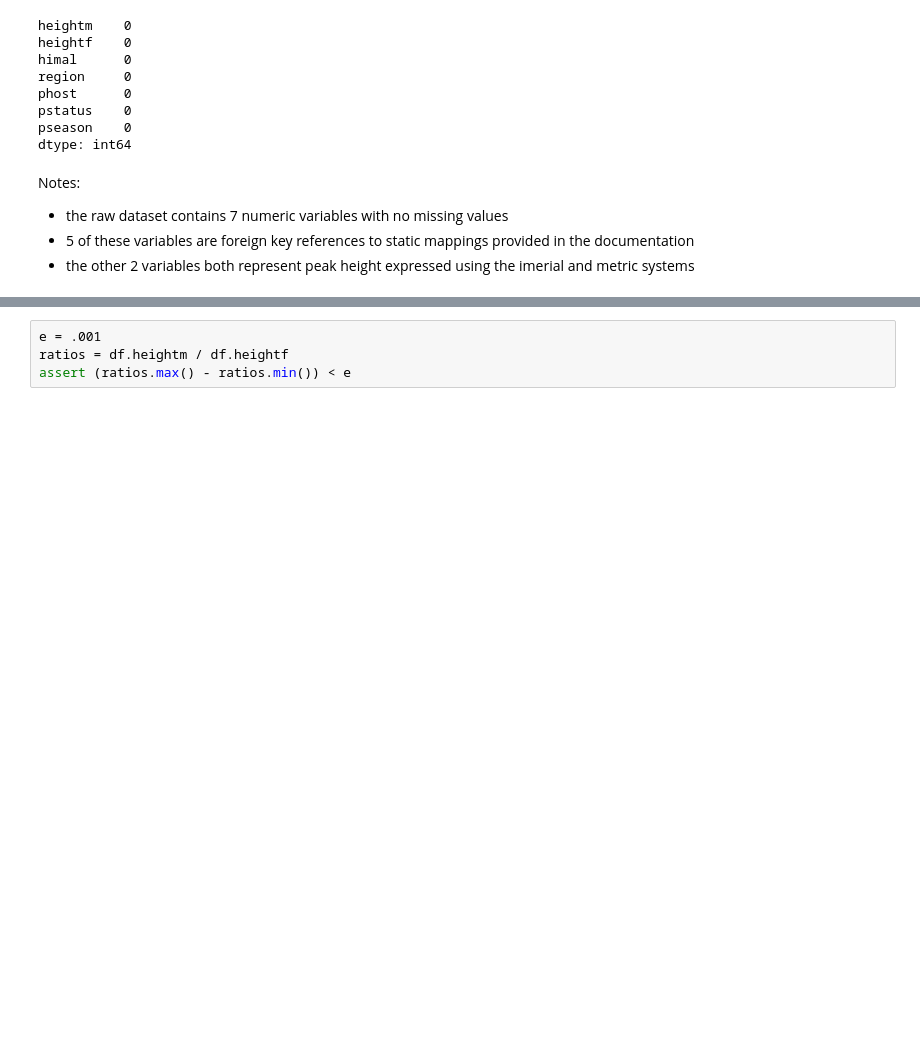
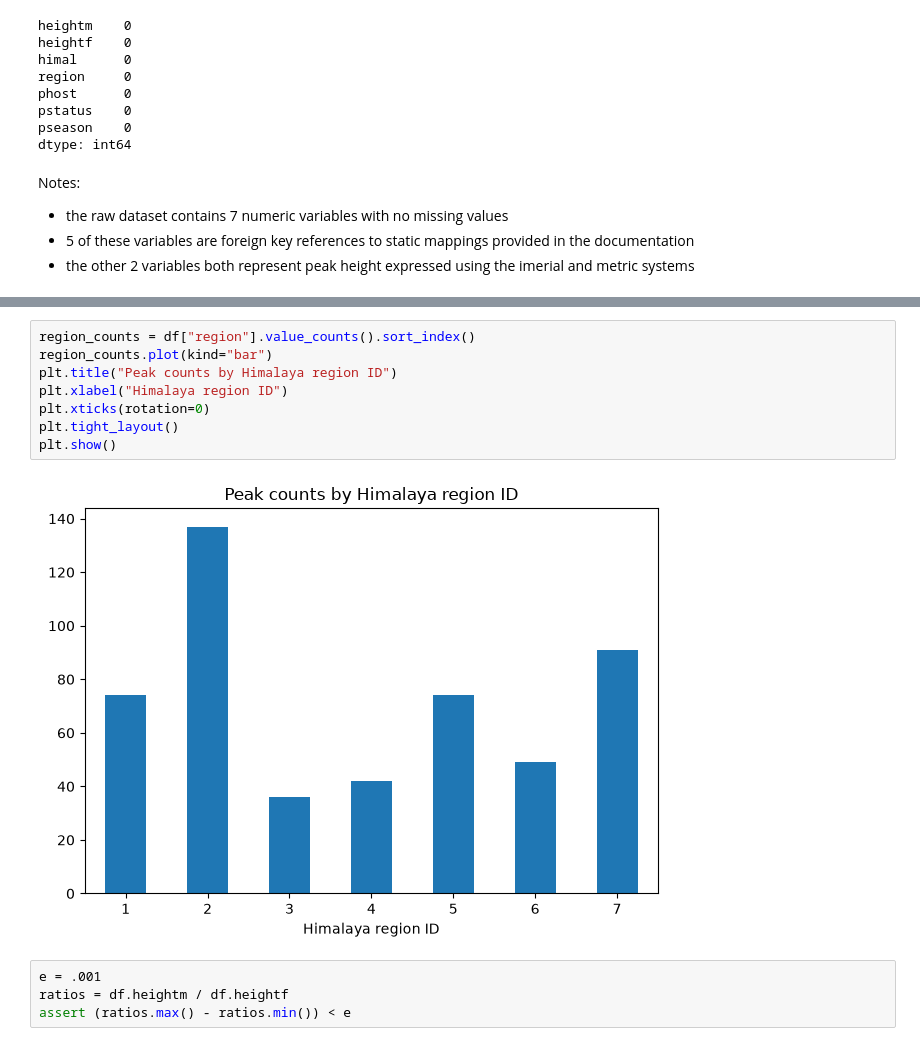
Before and after one commit to bastien-winant/himalayan-db-pipeline, a Jupyter notebook: notebooks/eda_peaks.ipynb, the cells around one changed output, grey strips where cells are left out. Saved outputs shown, nothing was run; the diff lists cells and outputs as text; blank space fills up the shorter version.

```diff
--- a/notebooks/eda_peaks.ipynb
+++ b/notebooks/eda_peaks.ipynb
@@ -281,3 +295,13 @@ Notes:
+# %%
+region_counts = df["region"].value_counts().sort_index()
+region_counts.plot(kind="bar")
+plt.title("Peak counts by Himalaya region ID")
+plt.xlabel("Himalaya region ID")
+plt.xticks(rotation=0)
+plt.tight_layout()
+plt.show()
+# %% [output]
+[figure, added]
 # %%
 e = .001
 ratios = df.heightm / df.heightf
```
Also changed, not shown: parts of 2 cells of this notebook, 3 other files.
